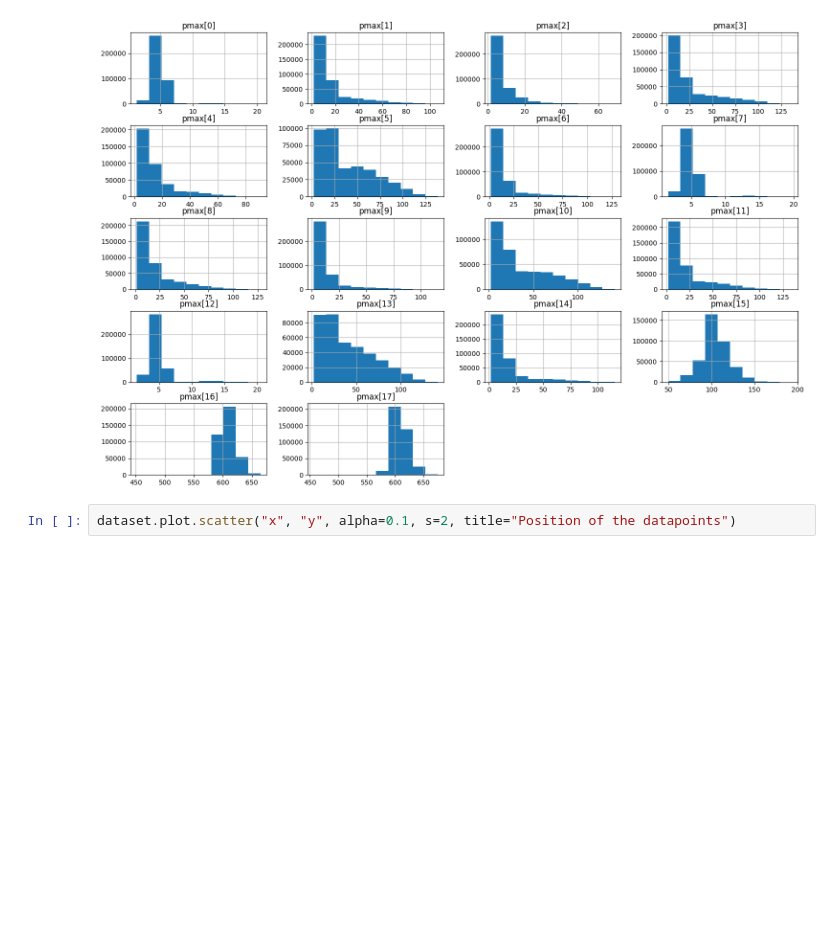
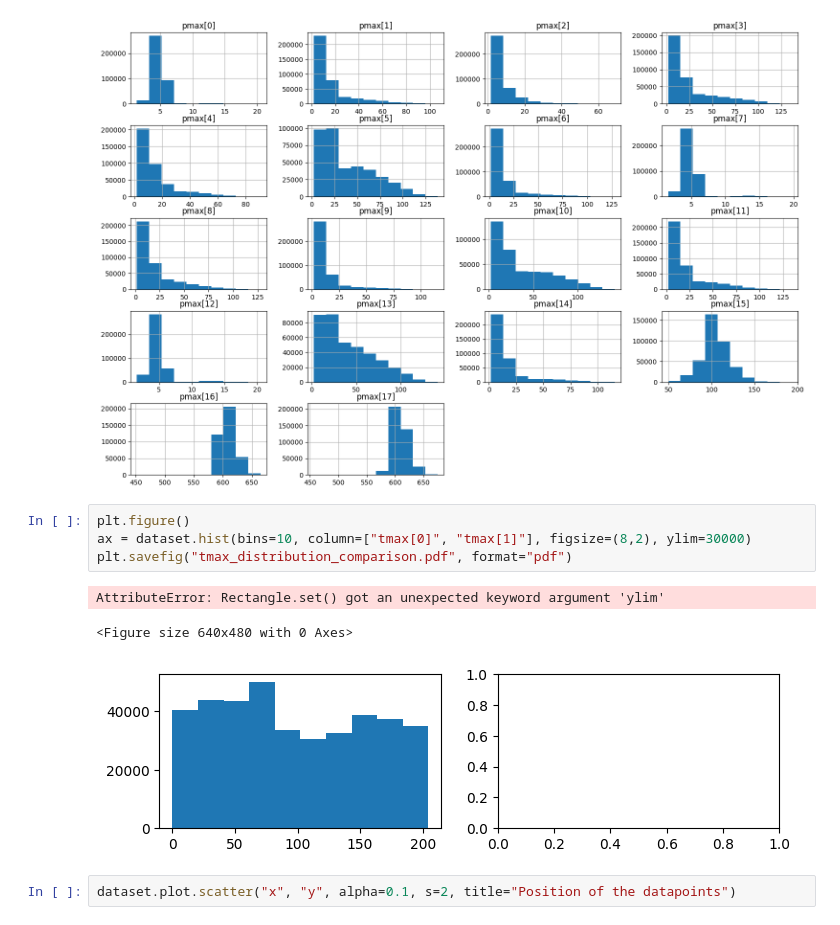
Before and after one commit to marcomag416/dslWinterProject, a Jupyter notebook: dslWinterProject.ipynb, the cells around one changed output. Drawn from its saved outputs; the diff is of its cells as text; blank space fills up the shorter version.

```diff
--- a/dslWinterProject.ipynb
+++ b/dslWinterProject.ipynb
@@ -58,6 +59,14 @@ for columnTitle in columnTitles:
 # %% [output]
 [figure]
 [figure]
+# %%
+plt.figure()
+ax = dataset.hist(bins=10, column=["tmax[0]", "tmax[1]"], figsize=(8,2), ylim=30000)
+plt.savefig("tmax_distribution_comparison.pdf", format="pdf")
+# %% [output]
+AttributeError: Rectangle.set() got an unexpected keyword argument 'ylim'
+<Figure size 640x480 with 0 Axes>
+[figure, added]
 # %%
 dataset.plot.scatter("x", "y", alpha=0.1, s=2, title="Position of the datapoints")
 # %% [output]
```
Also changed, not shown: parts of 25 cells of this notebook, 13 other files.
